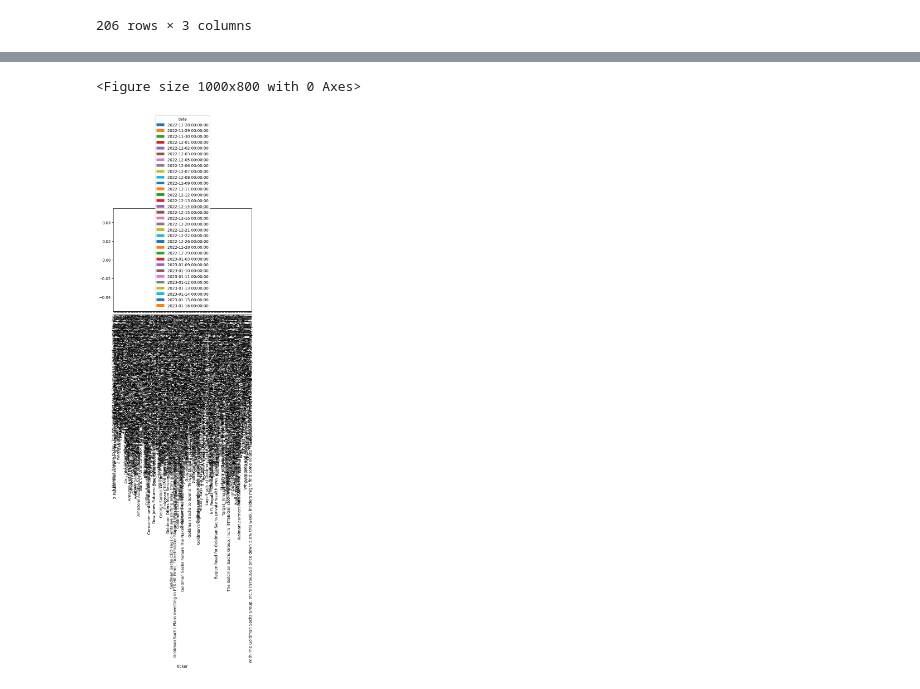
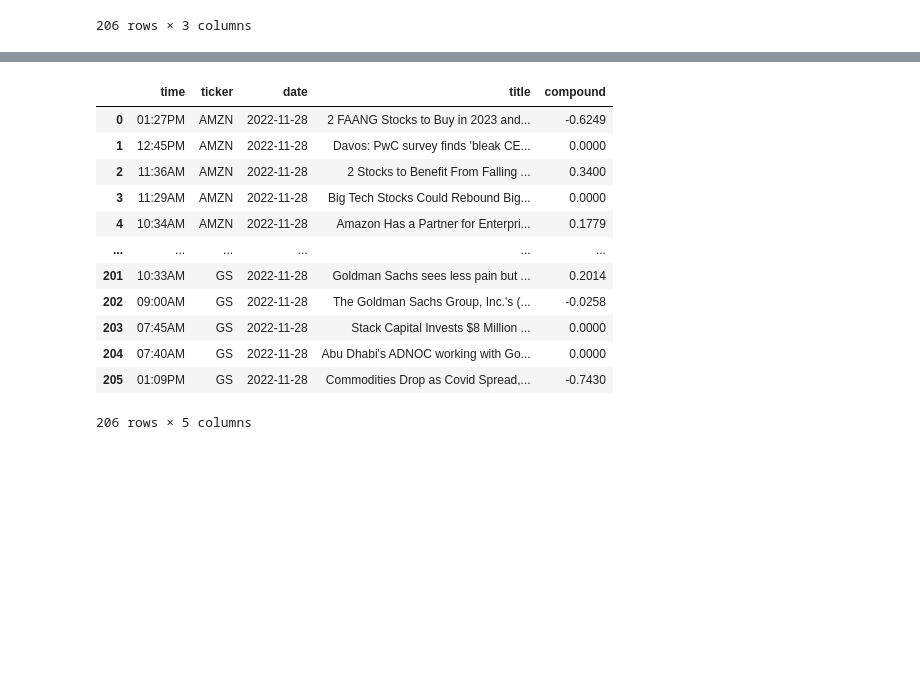
Before and after one commit to msjopyho/SentimentStockAnalysis, a Jupyter notebook: SentimentStocksAnalysisPlayground.ipynb, the cells around one changed output, grey strips where cells are left out. Drawn from its saved outputs; the diff is of its cells as text; code cells hidden in the pictures; blank space fills up the shorter version.

```diff
--- a/SentimentStocksAnalysisPlayground.ipynb
+++ b/SentimentStocksAnalysisPlayground.ipynb
@@ -106,13 +106,19 @@ vader = SentimentIntensityAnalyzer()
 f = lambda title: vader.polarity_scores(title)['compound']
 data['compound'] = data['title'].apply(f)
 data['date'] = pd.to_datetime(data['date'])
-
-import matplotlib.pyplot as plt
-plt.figure(figsize=(10,8))
-mean_df = data.groupby(['ticker', 'date']).mean().unstack()
-mean_df = mean_df.xs('compound', axis="columns")
-mean_df.plot(kind='bar')
-plt.show()
-# %% [output]
-<Figure size 1000x800 with 0 Axes>
-[figure, removed]
+# %%
+data
+# %% [output]
+|  | time | ticker | date | title | compound |
+| 0 | 01:27PM | AMZN | 2022-11-28 | 2 FAANG Stocks to Buy in 2023 and... | -0.6249 |
+| 1 | 12:45PM | AMZN | 2022-11-28 | Davos: PwC survey finds 'bleak CE... | 0.0000 |
+| 2 | 11:36AM | AMZN | 2022-11-28 | 2 Stocks to Benefit From Falling ... | 0.3400 |
+| 3 | 11:29AM | AMZN | 2022-11-28 | Big Tech Stocks Could Rebound Big... | 0.0000 |
+| 4 | 10:34AM | AMZN | 2022-11-28 | Amazon Has a Partner for Enterpri... | 0.1779 |
+| ... | ... | ... | ... | ... | ... |
+| 201 | 10:33AM | GS | 2022-11-28 | Goldman Sachs sees less pain but ... | 0.2014 |
+| 202 | 09:00AM | GS | 2022-11-28 | The Goldman Sachs Group, Inc.'s (... | -0.0258 |
+| 203 | 07:45AM | GS | 2022-11-28 | Stack Capital Invests $8 Million ... | 0.0000 |
+| 204 | 07:40AM | GS | 2022-11-28 | Abu Dhabi's ADNOC working with Go... | 0.0000 |
+| 205 | 01:09PM | GS | 2022-11-28 | Commodities Drop as Covid Spread,... | -0.7430 |
+206 rows × 5 columns
```
Also changed, not shown: parts of 3 cells of this notebook.
